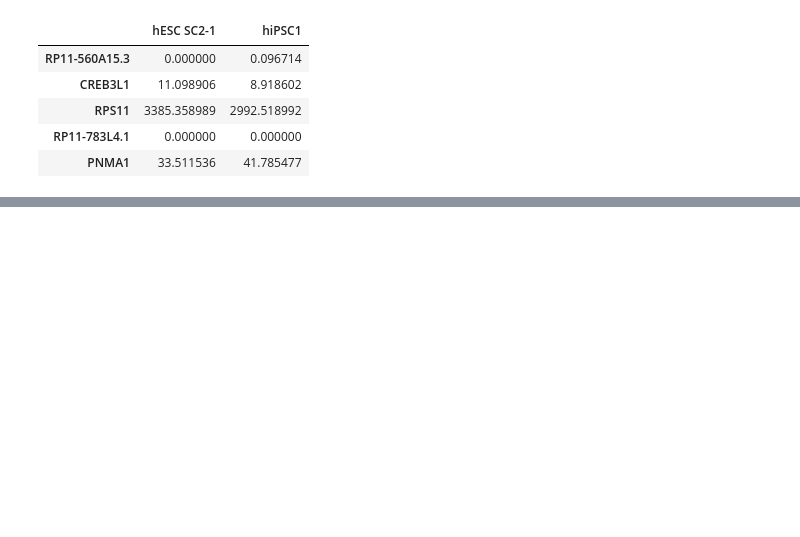
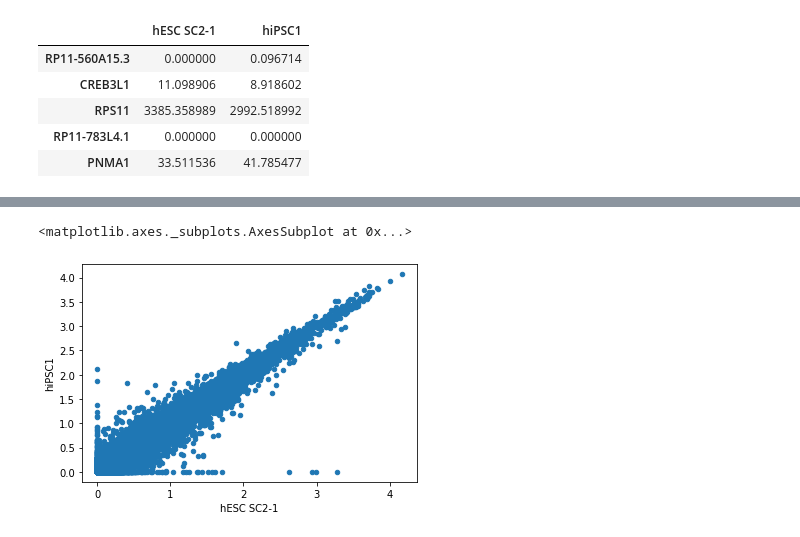
Before and after one commit to moqri/STEMREM200, a Jupyter notebook: ESC_vs_iPSC.ipynb, the cells around one changed output, grey strips where cells are left out. Drawn from its saved outputs; the diff is of its cells as text; code cells hidden in the pictures; blank space fills up the shorter version.

```diff
--- a/ESC_vs_iPSC.ipynb
+++ b/ESC_vs_iPSC.ipynb
@@ -67,0 +54,7 @@ Name: hiPSC1, dtype: float64
+# %%
+#Log transform TPM data
+tpm3=np.log10(tpm2+1)
+tpm3.plot.scatter(esc,ipsc)
+# %% [output]
+<matplotlib.axes._subplots.AxesSubplot at 0x...>
+[figure, added]
```
Also changed, not shown: parts of 18 cells of this notebook.
